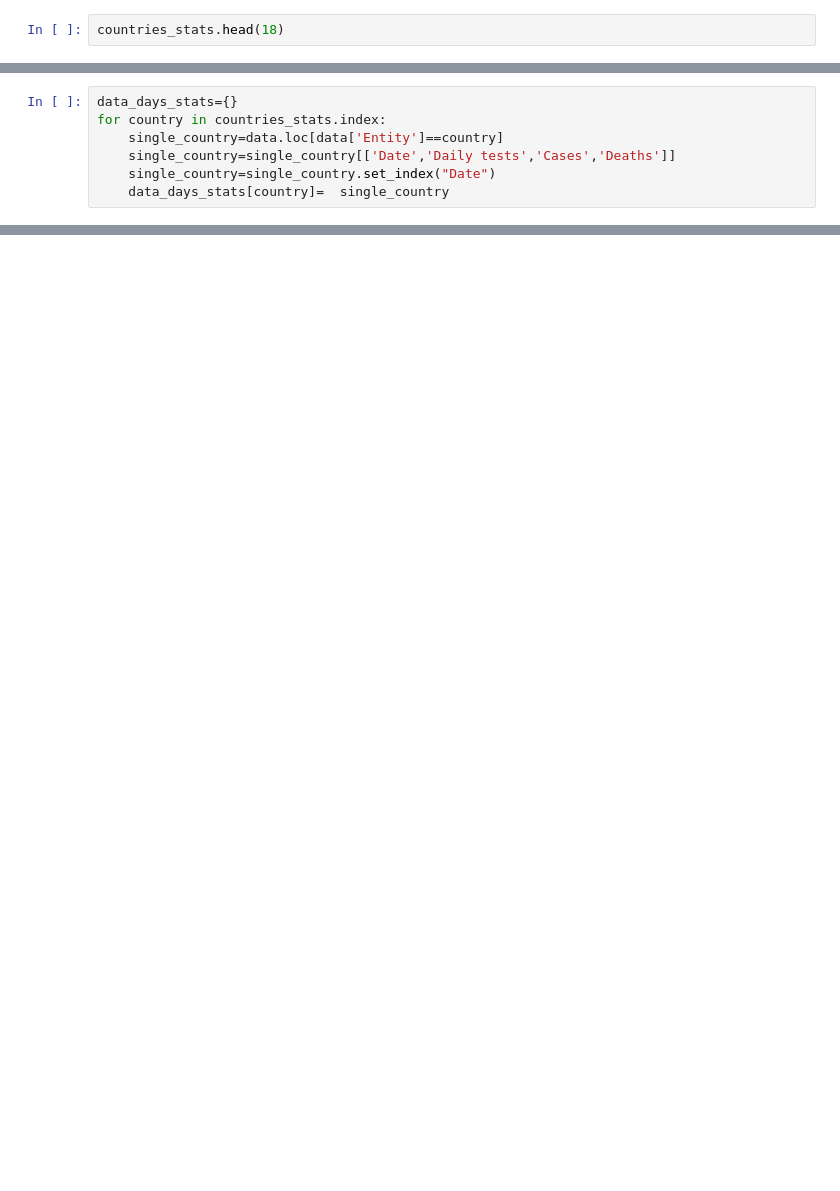
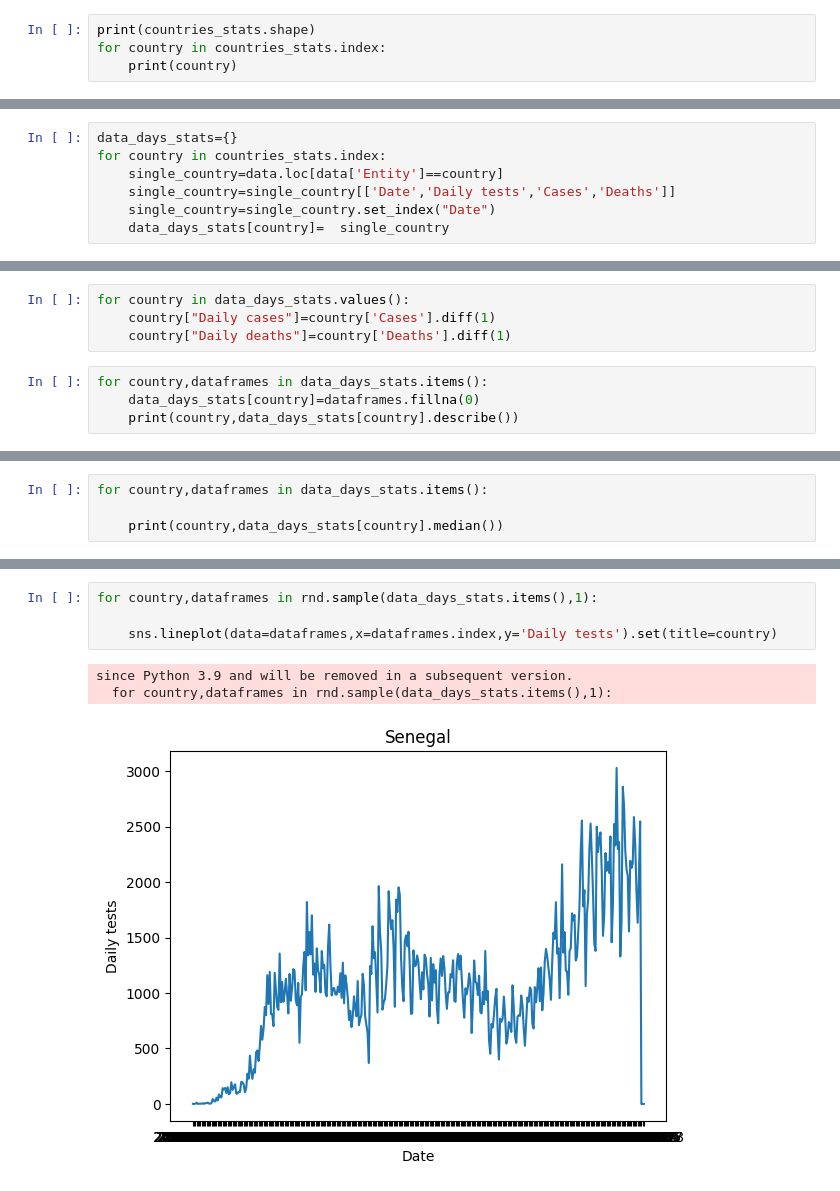
Before and after one commit to Andreas-Ts/Data-Mining-Project-Covid, a Jupyter notebook: Main.ipynb, the cells around one changed output, grey strips where cells are left out. Saved outputs shown, nothing was run; the diff lists cells and outputs as text; blank space fills up the shorter version.

```diff
--- a/Main.ipynb
+++ b/Main.ipynb
@@ -71,5 +74,7 @@ countries_stats=countries_stats.drop(['Date', 'Daily tests','Cases', 'Deaths'],a
 countries_stats=countries_stats.rename(columns={"Entity":"Country"})
 countries_stats=countries_stats.set_index("Country")
 # %%
-countries_stats.head(18)
+print(countries_stats.shape)
+for country in countries_stats.index:
+    print(country)
 # %% [output]
@@ -124,0 +109,8 @@ data.head()
+# %%
+for country in data_days_stats.values():
+    country["Daily cases"]=country['Cases'].diff(1)
+    country["Daily deaths"]=country['Deaths'].diff(1)
+# %%
+for country,dataframes in data_days_stats.items():
+    data_days_stats[country]=dataframes.fillna(0)
+    print(country,data_days_stats[country].describe())
@@ -124,0 +135,4 @@ data.head()
+# %%
+for country,dataframes in data_days_stats.items():
+
+    print(country,data_days_stats[country].median())
@@ -124,0 +157,8 @@ data.head()
+# %%
+for country,dataframes in rnd.sample(data_days_stats.items(),1):
+
+    sns.lineplot(data=dataframes,x=dataframes.index,y='Daily tests').set(title=country)
+# %% [output]
+since Python 3.9 and will be removed in a subsequent version.
+  for country,dataframes in rnd.sample(data_days_stats.items(),1):
+[figure, added]
```
Also changed, not shown: parts of 11 cells of this notebook, 1 other file.
